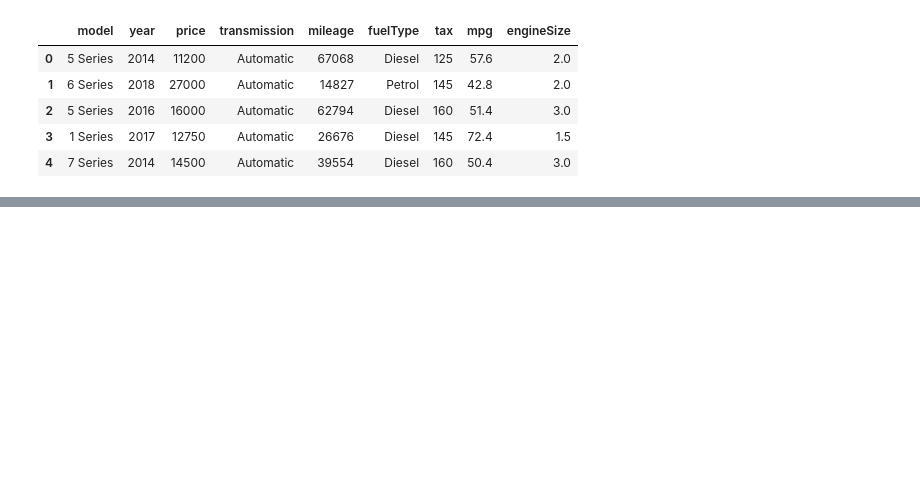
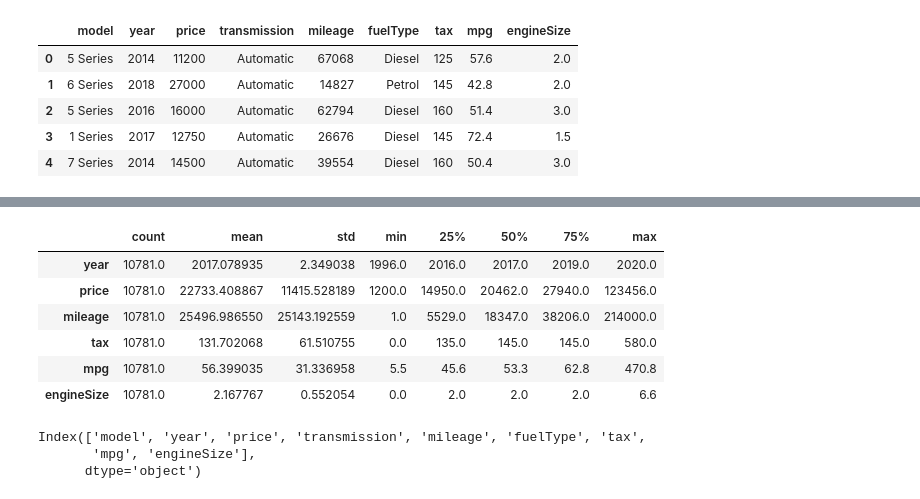
Before and after one commit to atalebizadeh/Examples, a Jupyter notebook: UK Used Cars/Analysis and Modeling.ipynb, the cells around one changed output, grey strips where cells are left out. Drawn from its saved outputs; the diff is of its cells as text; code cells hidden in the pictures; blank space fills up the shorter version.

```diff
--- a/UK Used Cars/Analysis and Modeling.ipynb
+++ b/UK Used Cars/Analysis and Modeling.ipynb
@@ -26,0 +50,16 @@ df_bmw.head()
+# %%
+df.describe().T
+# %% [output]
+|  | count | mean | std | min | 25% | 50% | 75% | max |
+| year | 10781.0 | 2017.078935 | 2.349038 | 1996.0 | 2016.0 | 2017.0 | 2019.0 | 2020.0 |
+| price | 10781.0 | 22733.408867 | 11415.528189 | 1200.0 | 14950.0 | 20462.0 | 27940.0 | 123456.0 |
+| mileage | 10781.0 | 25496.986550 | 25143.192559 | 1.0 | 5529.0 | 18347.0 | 38206.0 | 214000.0 |
+| tax | 10781.0 | 131.702068 | 61.510755 | 0.0 | 135.0 | 145.0 | 145.0 | 580.0 |
+| mpg | 10781.0 | 56.399035 | 31.336958 | 5.5 | 45.6 | 53.3 | 62.8 | 470.8 |
+| engineSize | 10781.0 | 2.167767 | 0.552054 | 0.0 | 2.0 | 2.0 | 2.0 | 6.6 |
+# %%
+df.columns
+# %% [output]
+Index(['model', 'year', 'price', 'transmission', 'mileage', 'fuelType', 'tax',
+       'mpg', 'engineSize'],
+      dtype='object')
```
Also changed, not shown: parts of 23 cells of this notebook.
